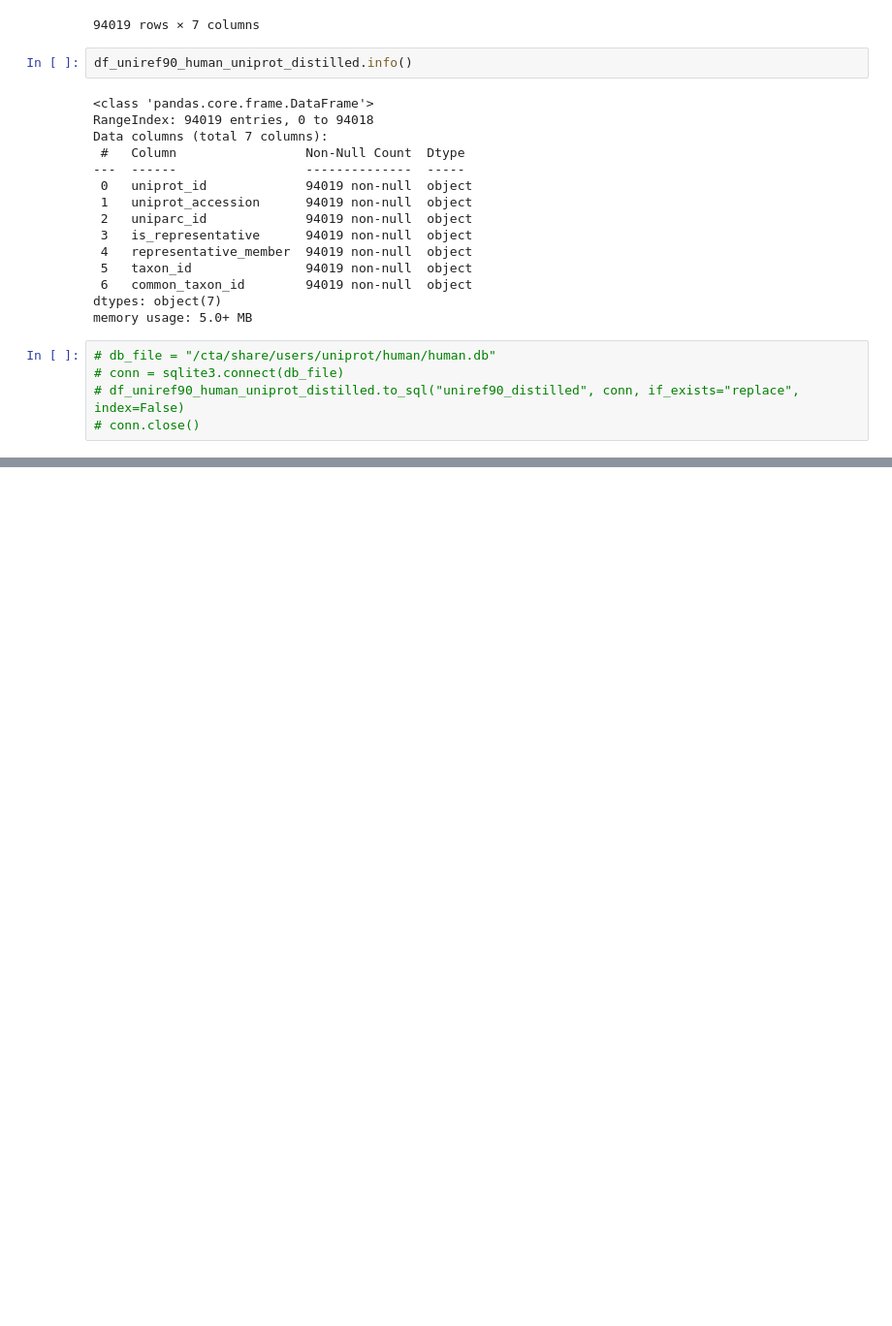
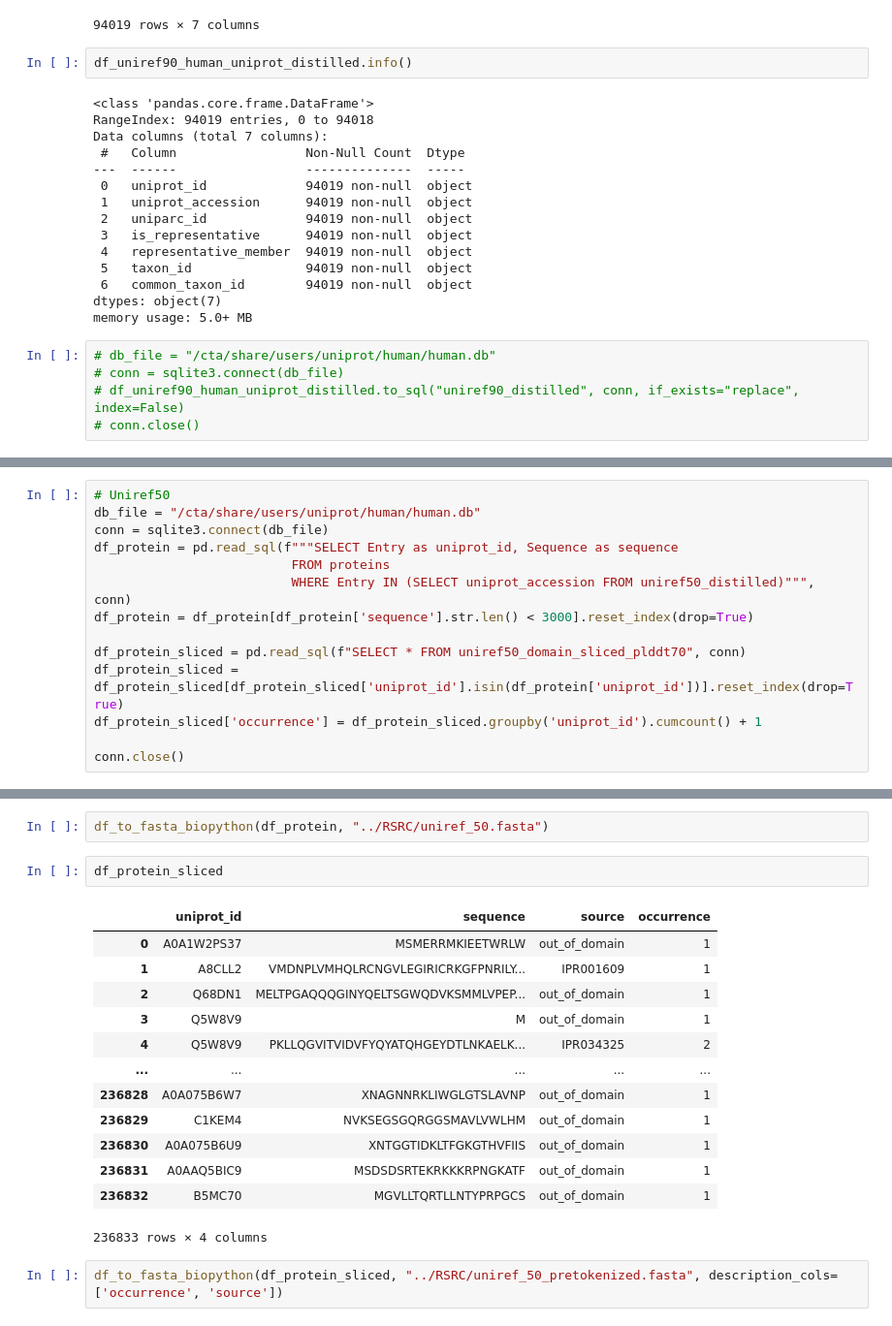
Before and after one commit to boun-tabi-lifelu/evolutionary-subword-tokenization, a Jupyter notebook: Prog/human_db_arrangment.ipynb, the cells around one changed output, grey strips where cells are left out. Shown at 97% size. Drawn from its saved outputs; the diff is of its cells as text; blank space fills up the shorter version.

Commit message:
uniref50 and uniref50_pretokenized datasets uploaded in fasta format to RSRC folder. fasta file generation code added to human_db_arrangment.ipynb.

```diff
--- a/Prog/human_db_arrangment.ipynb
+++ b/Prog/human_db_arrangment.ipynb
@@ -693,0 +737,14 @@ memory usage: 5.0+ MB
+# %%
+# Uniref50
+db_file = "/cta/share/users/uniprot/human/human.db"
+conn = sqlite3.connect(db_file)
+df_protein = pd.read_sql(f"""SELECT Entry as uniprot_id, Sequence as sequence
+                          FROM proteins
+                          WHERE Entry IN (SELECT uniprot_accession FROM uniref50_distilled)""", conn)
+df_protein = df_protein[df_protein['sequence'].str.len() < 3000].reset_index(drop=True)
+
+df_protein_sliced = pd.read_sql(f"SELECT * FROM uniref50_domain_sliced_plddt70", conn)
+df_protein_sliced = df_protein_sliced[df_protein_sliced['uniprot_id'].isin(df_protein['uniprot_id'])].reset_index(drop=True)
+df_protein_sliced['occurrence'] = df_protein_sliced.groupby('uniprot_id').cumcount() + 1
+
+conn.close()
@@ -693,0 +767,20 @@ memory usage: 5.0+ MB
+# %%
+df_to_fasta_biopython(df_protein, "../RSRC/uniref_50.fasta")
+# %%
+df_protein_sliced
+# %% [output]
+|  | uniprot_id | sequence | source | occurrence |
+| 0 | A0A1W2PS37 | MSMERRMKIEETWRLW | out_of_domain | 1 |
+| 1 | A8CLL2 | VMDNPLVMHQLRCNGVLEGIRICRKGFPNRILY... | IPR001609 | 1 |
+| 2 | Q68DN1 | MELTPGAQQQGINYQELTSGWQDVKSMMLVPEP... | out_of_domain | 1 |
+| 3 | Q5W8V9 | M | out_of_domain | 1 |
+| 4 | Q5W8V9 | PKLLQGVITVIDVFYQYATQHGEYDTLNKAELK... | IPR034325 | 2 |
+| ... | ... | ... | ... | ... |
+| 236828 | A0A075B6W7 | XNAGNNRKLIWGLGTSLAVNP | out_of_domain | 1 |
+| 236829 | C1KEM4 | NVKSEGSGQRGGSMAVLVWLHM | out_of_domain | 1 |
+| 236830 | A0A075B6U9 | XNTGGTIDKLTFGKGTHVFIIS | out_of_domain | 1 |
+| 236831 | A0AAQ5BIC9 | MSDSDSRTEKRKKKRPNGKATF | out_of_domain | 1 |
+| 236832 | B5MC70 | MGVLLTQRTLLNTYPRPGCS | out_of_domain | 1 |
+236833 rows × 4 columns
+# %%
+df_to_fasta_biopython(df_protein_sliced, "../RSRC/uniref_50_pretokenized.fasta", description_cols=['occurrence', 'source'])
```
Also changed, not shown: parts of 3 cells of this notebook, 4 other files.
